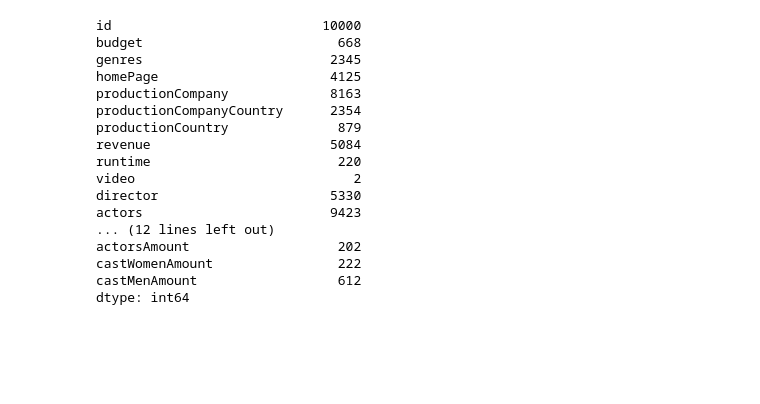
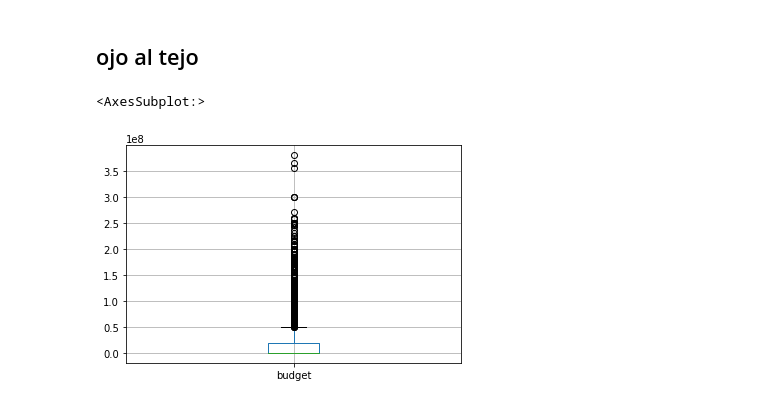
Before and after one commit to Carlos21122000/Analisis-Exploratorio, a Jupyter notebook: Hoja de Trabajo 1.ipynb, the cells around one changed output. Saved outputs shown, nothing was run; the diff lists cells and outputs as text; code cells hidden in the pictures; blank space fills up the shorter version.

```diff
--- a/Hoja de Trabajo 1.ipynb
+++ b/Hoja de Trabajo 1.ipynb
@@ -26 +10,12 @@ datos.head()
+# %%
+#importar el csv y imprimir las primeras 5 lineas
+datos = pd.read_csv('movies.csv')
+# %%
+# data cleaning
+datos.drop_duplicates(keep='first')
+#drop id column
+datos = datos.drop('id', 1)
+#change releaseDate to datime format
+datos['releaseDate'] = datos['releaseDate'].str.replace('-','/')
+datos['releaseDate'] = pd.to_datetime(datos['releaseDate'], infer_datetime_format=True)
 # %%
@@ -81,20 +118,0 @@ dtype: object
-# %%
-datos.nunique()
-# %% [output]
-id                           10000
-budget                         668
-genres                        2345
-homePage                      4125
-productionCompany             8163
-productionCompanyCountry      2354
-productionCountry              879
-revenue                       5084
-runtime                        220
-video                            2
-director                      5330
-actors                        9423
-... (12 lines left out)
-actorsAmount                   202
-castWomenAmount                222
-castMenAmount                  612
-dtype: int64
@@ -100,0 +137,7 @@ dtype: int64
+# %% [markdown]
+## ojo al tejo
+# %%
+datos[["budget"]].boxplot()
+# %% [output]
+<AxesSubplot:>
+[figure, added]
```
Also changed, not shown: parts of 39 cells of this notebook, 1 other file.
